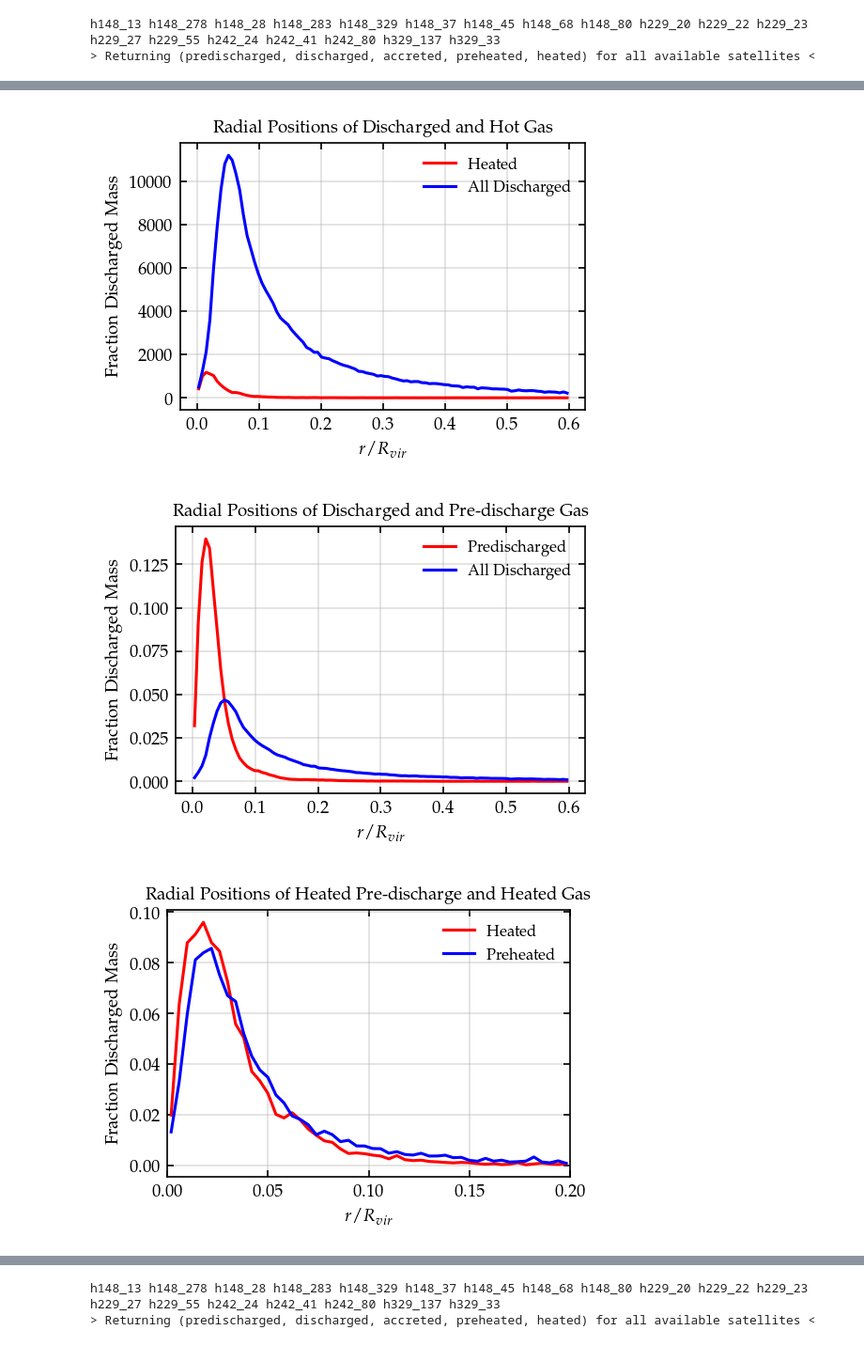
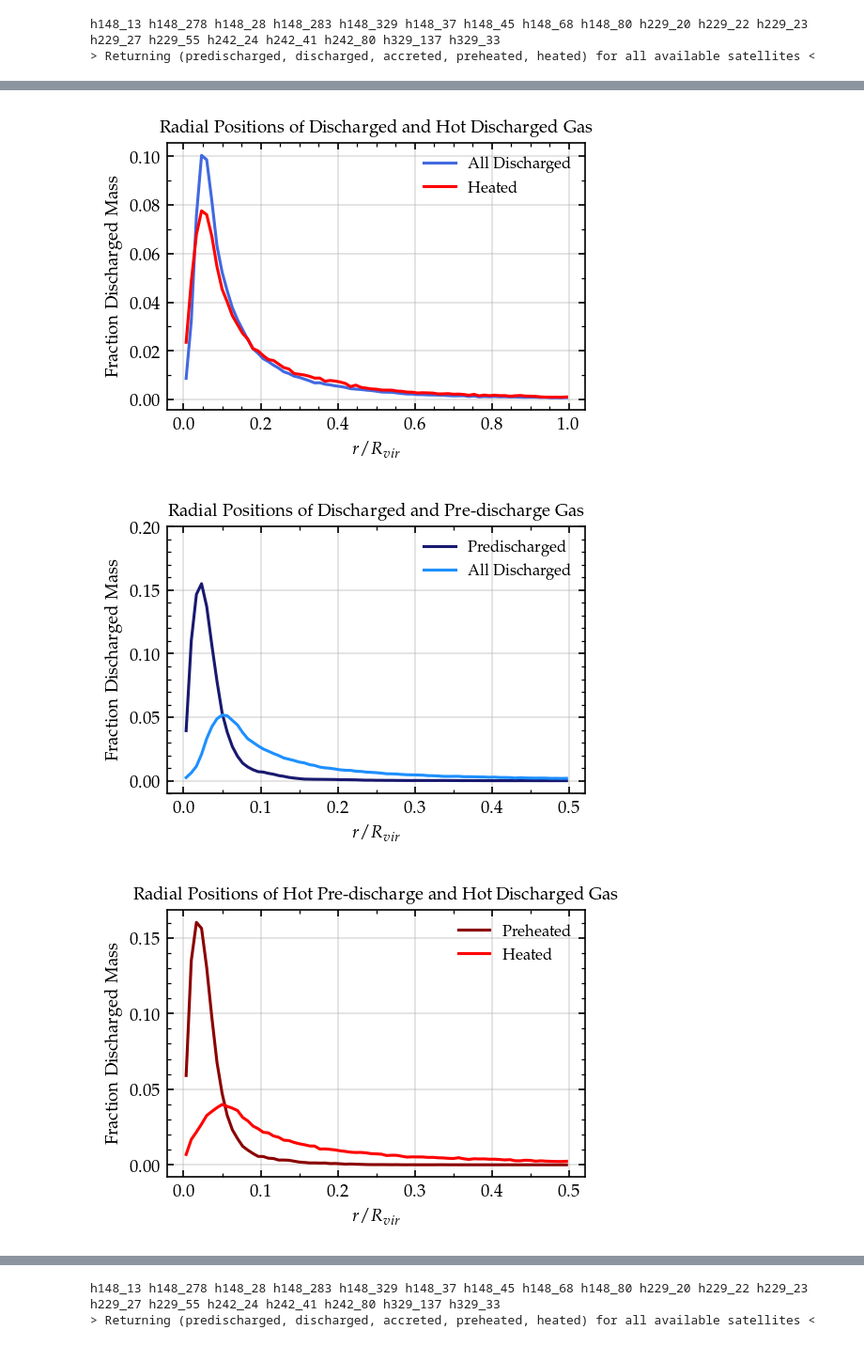
Before and after one commit to leoglonz/Astro_map, a Jupyter notebook: StellarFeedback_p2.ipynb, the cells around one changed output, grey strips where cells are left out. Shown: that part at 94% size. Drawn from its saved outputs; the diff is of its cells as text; code cells hidden in the pictures.

```diff
--- a/StellarFeedback_p2.ipynb
+++ b/StellarFeedback_p2.ipynb
@@ -112,33 +114,31 @@ preheat_rR = preheated.r_per_Rvir
 hot_rR = heated.r_per_Rvir
 # %%
 ##### plotting discharged vs. heated gas #####
-bins = 100
+bins = 75
 fig, ax = plt.subplots(1,1,dpi=150, figsize=(3.5,2.5), constrained_layout=True) # change to dpi=300 for printout.
 
+# all discharged.
+y1, x = np.histogram(all_rR, bins=bins, weights=discharged.weight, range=(0, 1.0))
+bincenters = 0.5*(x[1:] + x[:-1])
+ax.plot(bincenters, y1, label='All Discharged', c='royalblue')
 
-# applying conditional on distances of gas from center of satellite; collecting frequency and bin information for plot.
-y1, x = np.histogram(hot_rR, bins=bins, range=(0, 0.6))
-# y1, x = np.histogram(hot_rR, bins=bins, weights=heated.weight, range=(0, 0.6))
+# sne-heated discharge.
+y1, x = np.histogram(hot_rR, bins=bins, weights=heated.weight, range=(0, 1.0))
 bincenters = 0.5*(x[1:] + x[:-1])
 ax.plot(bincenters, y1, label='Heated', c='r')
-
-y1, x = np.histogram(all_rR, bins=bins, range=(0, 0.6))
-# y1, x = np.histogram(all_rR, bins=bins, weights=discharged.weight, range=(0, 0.6))
-bincenters = 0.5*(x[1:] + x[:-1])
-ax.plot(bincenters, y1, label='All Discharged', c='b')
 
 
 # labels, axis scaling, etc.
 ax.legend(frameon=False, fontsize='8')
 
-ax.set_title('Radial Positions of Discharged and Hot Gas', fontsize='medium')
+ax.set_title('Radial Positions of Discharged and Hot Discharged Gas', fontsize='medium')
 ax.set_xlabel(r'$r/R_{vir}$')
 ax.set_ylabel('Fraction Discharged Mass')
 # ax.set_xlim(0,1)
 # ax.set_ylim(0,0.25)
 
-# ax.xaxis.set_minor_locator(mpl.ticker.MultipleLocator(0.05))
-# ax.yaxis.set_minor_locator(mpl.ticker.MultipleLocator(0.01))
+ax.xaxis.set_minor_locator(mpl.ticker.MultipleLocator(0.05))
+ax.yaxis.set_minor_locator(mpl.ticker.MultipleLocator(0.01))
 
 
 ax.ticklabel_format(axis="y", style="plain",scilimits=(0,0))
@@ -151,18 +151,19 @@ ax.grid(alpha=0.4, zorder=-1000)
 
 
 ##### plotting discharged vs. pre-discharged gas #####
-bins = 100
+bins = 75
 fig, ax = plt.subplots(1,1,dpi=150, figsize=(3.5,2.5), constrained_layout=True) # change to dpi=300 for printout.
 
 
-# applying conditional on distances of gas from center of satellite; collecting frequency and bin information for plot.
-y1, x = np.histogram(pre_rR, bins=bins, weights=predischarged.weight, range=(0, 0.6))
+# all predischarge.
+y1, x = np.histogram(pre_rR, bins=bins, weights=predischarged.weight, range=(0, 0.5))
 bincenters = 0.5*(x[1:] + x[:-1])
-ax.plot(bincenters, y1, label='Predischarged', c='r')
+ax.plot(bincenters, y1, label='Predischarged', c='midnightblue')
 
-y1, x = np.histogram(all_rR, bins=bins, weights=discharged.weight, range=(0, 0.6))
+# all discharged.
+y1, x = np.histogram(all_rR, bins=bins, weights=discharged.weight, range=(0, 0.5))
 bincenters = 0.5*(x[1:] + x[:-1])
-ax.plot(bincenters, y1, label='All Discharged', c='b')
+ax.plot(bincenters, y1, label='All Discharged', c='dodgerblue')
 
 
 # labels, axis scaling, etc.
@@ -172,55 +173,55 @@ ax.set_title('Radial Positions of Discharged and Pre-discharge Gas', fontsize='m
 ax.set_xlabel(r'$r/R_{vir}$')
 ax.set_ylabel('Fraction Discharged Mass')
 # ax.set_xlim(0,1)
-# ax.set_ylim(0,0.25)
+ax.set_ylim(-0.01,0.2)
 
-# ax.xaxis.set_minor_locator(mpl.ticker.MultipleLocator(0.05))
-# ax.yaxis.set_minor_locator(mpl.ticker.MultipleLocator(0.01))
+ax.xaxis.set_minor_locator(mpl.ticker.MultipleLocator(0.05))
+ax.yaxis.set_minor_locator(mpl.ticker.MultipleLocator(0.01))
 
 ax.ticklabel_format(axis="y", style="plain",scilimits=(0,0))
 ax.tick_params(direction='in',which='both',right=True,top=True)
 ax.grid(alpha=0.4, zorder=-1000)
 
 # plt.savefig('plots/theta_allsats_stacked.pdf')
 
 
 
 
 ##### plotting pre-discharge heated vs. heated gas #####
-bins = 50
+bins = 75
 fig, ax = plt.subplots(1,1,dpi=150, figsize=(3.5,2.5), constrained_layout=True) # change to dpi=300 for printout.
 
 
-# applying conditional on distances of gas from center of satellite; collecting frequency and bin information for plot.
-y1_hot, x = np.histogram(hot_rR, bins=bins, weights=heated.weight, range=(0, 0.2))
+# sne-heated pre-discharge.
+y1, x = np.histogram(preheat_rR, bins=bins, weights=preheated.weight, range=(0, 0.5))
+bincenters = 0.5*(x[1:] + x[:-1])
+ax.plot(bincenters, y1, label='Preheated', c='darkred')
+
+# sne-heated discharge.
+y1_hot, x = np.histogram(hot_rR, bins=bins, weights=heated.weight, range=(0, 0.5))
 bincenters = 0.5*(x[1:] + x[:-1])
 ax.plot(bincenters, y1_hot, label='Heated', c='r')
-
-# preheated
-y1, x = np.histogram(preheat_rR, bins=bins, weights=preheated.weight, range=(0, 0.2))
-bincenters = 0.5*(x[1:] + x[:-1])
-ax.plot(bincenters, y1, label='Preheated', c='b')
 
 
 # labels, axis scaling, etc.
 ax.legend(frameon=False, fontsize='8')
 
-ax.set_title('Radial Positions of Heated Pre-discharge and Heated Gas', fontsize='medium')
+ax.set_title('Radial Positions of Hot Pre-discharge and Hot Discharged Gas', fontsize='medium')
 ax.set_xlabel(r'$r/R_{vir}$')
 ax.set_ylabel('Fraction Discharged Mass')
-ax.set_xlim(0,0.2)
+# ax.set_xlim(0,0.2)
 # ax.set_ylim(0,0.25)
 
-# ax.xaxis.set_minor_locator(mpl.ticker.MultipleLocator(0.05))
-# ax.yaxis.set_minor_locator(mpl.ticker.MultipleLocator(0.01))
+ax.xaxis.set_minor_locator(mpl.ticker.MultipleLocator(0.05))
+ax.yaxis.set_minor_locator(mpl.ticker.MultipleLocator(0.01))
 
 ax.ticklabel_format(axis="y", style="plain",scilimits=(0,0))
 ax.tick_params(direction='in',which='both',right=True,top=True)
 ax.grid(alpha=0.4, zorder=-1000)
 
 # plt.savefig('plots/theta_allsats_stacked.pdf')
 plt.show()
 # %% [output]
-[figure, old version]
+[figure, new version]
-[figure, old version]
+[figure, new version]
-[figure, old version]
+[figure, new version]
```
Also changed, not shown: parts of 50 cells of this notebook, 4 other files.
